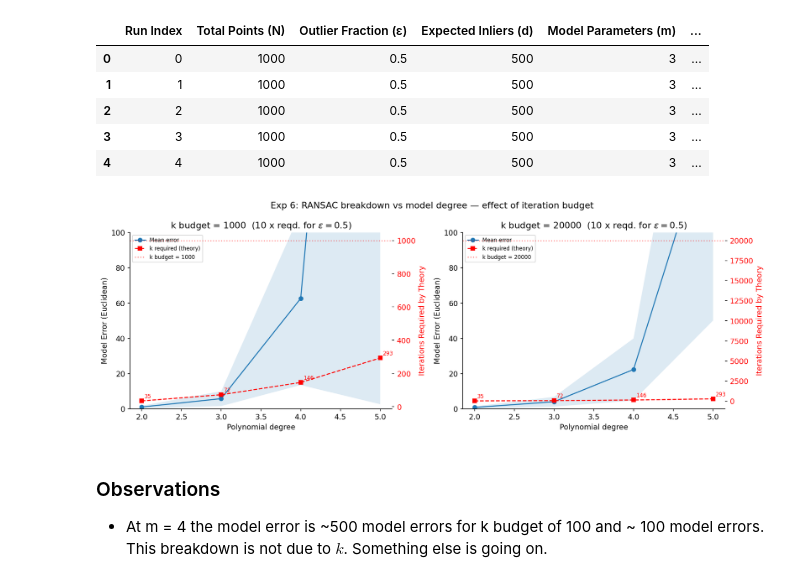
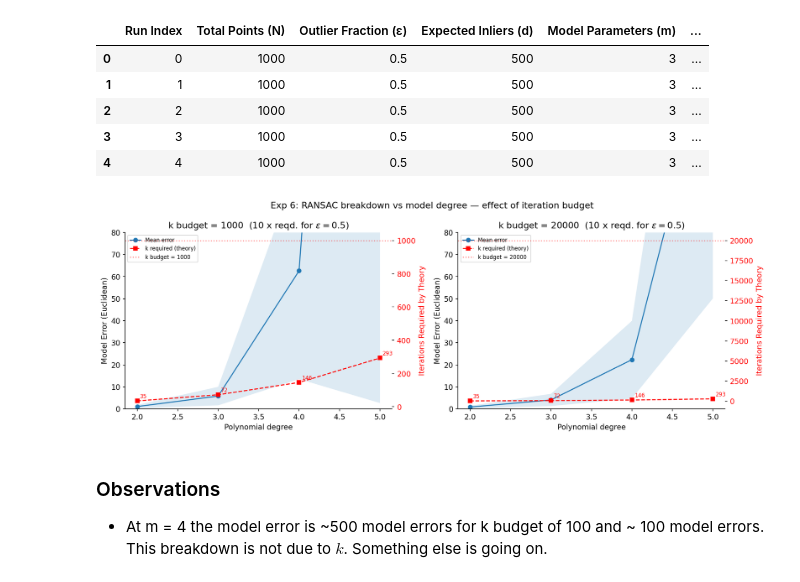
Before and after one commit to arshsinghphd/RANSAC-analysis, a Jupyter notebook: empirical_analysis/ransac_notebook.ipynb, the cells around one changed output. Saved outputs shown, nothing was run; the diff lists cells and outputs as text; code cells hidden in the pictures.

```diff
--- a/empirical_analysis/ransac_notebook.ipynb
+++ b/empirical_analysis/ransac_notebook.ipynb
@@ -415,35 +415,35 @@ for ax1, agg, k_budget in [(ax_l, agg100, 1000), (ax_r, agg1000, 20000)]:
              marker="s", color="red", linestyle="--",
              label="k required (theory)")
     for _, row in agg_theory.iterrows():
         ax2.annotate(f"{int(row['Iterations Required by Theory'])}",
                      xy=(row["degree"], row["Iterations Required by Theory"]),
                      xytext=(4, 4), textcoords="offset points",
                      color="red", fontsize=8)
     ax2.axhline(k_budget, color="red", linestyle=":",
                 alpha=0.5, label=f"k budget = {k_budget}")
     ax2.tick_params(axis='y', labelcolor='red')
     ax1.set_xlabel("Polynomial degree")
     ax1.set_ylabel("Model Error (Euclidean)")
     ax2.set_ylabel("Iterations Required by Theory", color="red")
     ax1.set_title(f"k budget = {k_budget}  (10 x reqd. for $\\varepsilon=0.5$)")
     ax1.set_ylim(-2, 1000)
     # if k_budget == 100:
     #     ax1.set_xlim(2, 5)
     # else:
     #     ax1.set_xlim(2, 8)
-    ax1.set_ylim(0, 100)
+    ax1.set_ylim(0, 80)
     lines1, labels1 = ax1.get_legend_handles_labels()
     lines2, labels2 = ax2.get_legend_handles_labels()
     ax1.legend(lines1 + lines2, labels1 + labels2,
                loc="upper left", fontsize=8)
     #ax1.set_ylim(0, 10)
 
 plt.suptitle("Exp 6: RANSAC breakdown vs model degree — effect of iteration budget")
 plt.tight_layout()
 plt.savefig(f"{FIG_DIR}/exp6.png", dpi=150)
 plt.show()
 # %% [output]
-[figure, old version]
+[figure, new version]
 # %% [markdown]
 ### Observations
 * At m = 4 the model error is ~500 model errors  for k budget of 100 and ~ 100 model errors. This breakdown is not due to $k$. Something else is going on.
```
Also changed, not shown: parts of 5 cells of this notebook.
